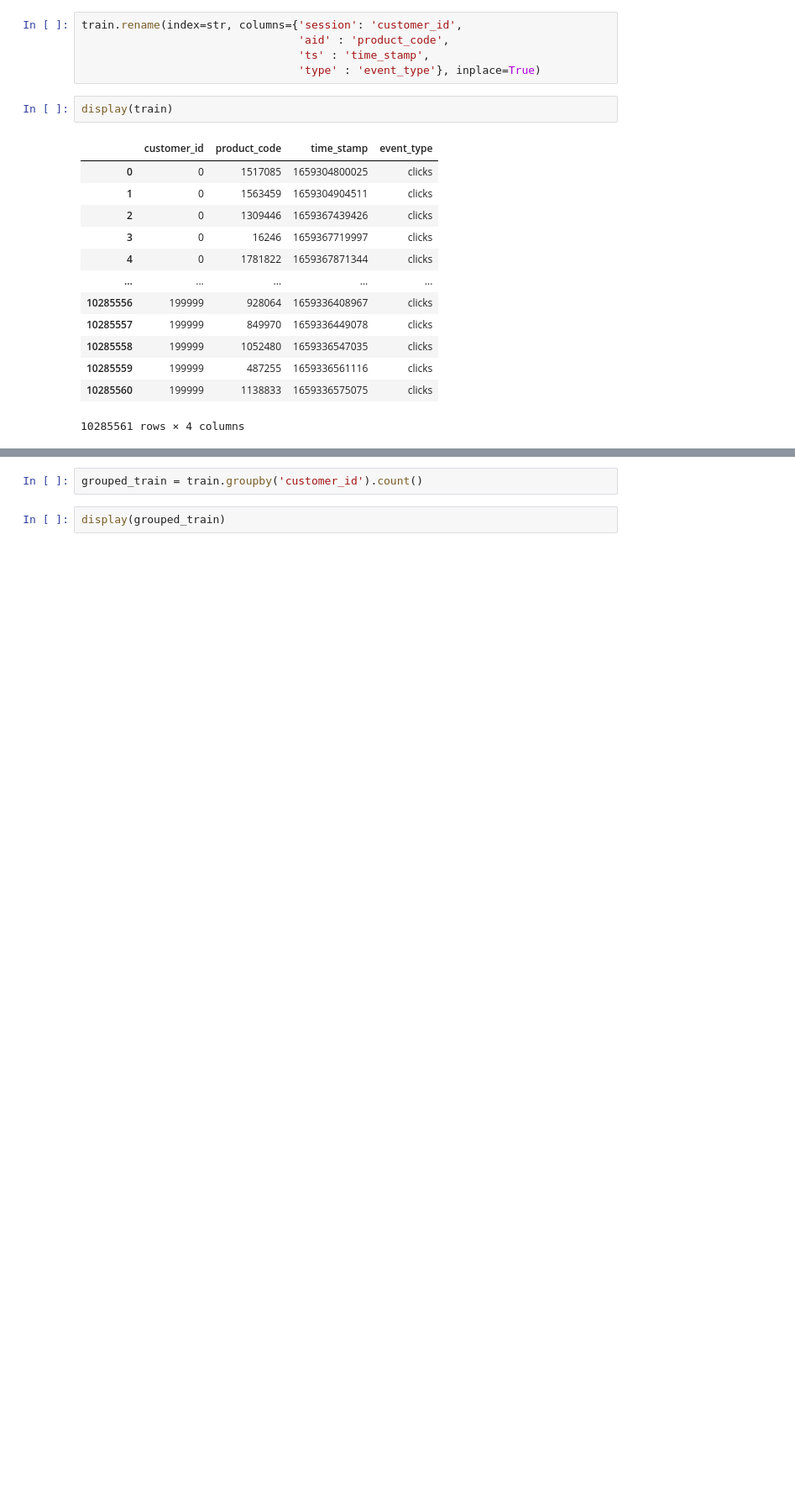
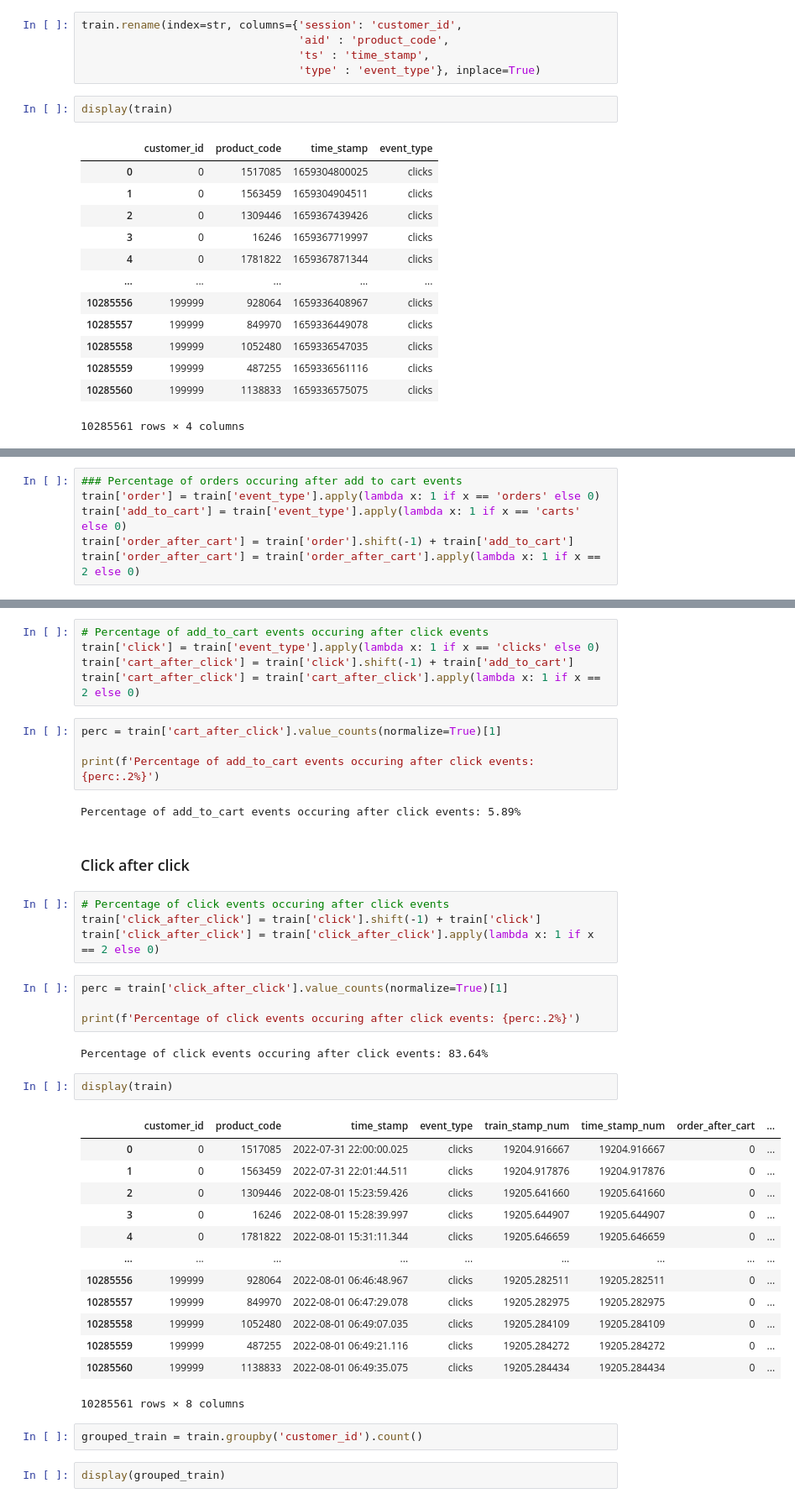
Before and after one commit to parthpankajtiwary/otto-recsys, a Jupyter notebook: notebooks/Otto-Recsys-DataLoading-EDA.ipynb, the cells around one changed output, grey strips where cells are left out. Shown at 84% size. Drawn from its saved outputs; the diff is of its cells as text; blank space fills up the shorter version.

Commit message:
add session event dependency percentages

```diff
--- a/notebooks/Otto-Recsys-DataLoading-EDA.ipynb
+++ b/notebooks/Otto-Recsys-DataLoading-EDA.ipynb
@@ -113,0 +124,6 @@ for customer in random.sample(range(200000), 10):
+# %%
+### Percentage of orders occuring after add to cart events
+train['order'] = train['event_type'].apply(lambda x: 1 if x == 'orders' else 0)
+train['add_to_cart'] = train['event_type'].apply(lambda x: 1 if x == 'carts' else 0)
+train['order_after_cart'] = train['order'].shift(-1) + train['add_to_cart']
+train['order_after_cart'] = train['order_after_cart'].apply(lambda x: 1 if x == 2 else 0)
@@ -114,3 +142,42 @@ for customer in random.sample(range(200000), 10):
+# %%
+# Percentage of add_to_cart events occuring after click events
+train['click'] = train['event_type'].apply(lambda x: 1 if x == 'clicks' else 0)
+train['cart_after_click'] = train['click'].shift(-1) + train['add_to_cart']
+train['cart_after_click'] = train['cart_after_click'].apply(lambda x: 1 if x == 2 else 0)
+# %%
+perc = train['cart_after_click'].value_counts(normalize=True)[1]
+
+print(f'Percentage of add_to_cart events occuring after click events: {perc:.2%}')
+# %% [output]
+Percentage of add_to_cart events occuring after click events: 5.89%
+# %% [markdown]
+### Click after click
+# %%
+# Percentage of click events occuring after click events
+train['click_after_click'] = train['click'].shift(-1) + train['click']
+train['click_after_click'] = train['click_after_click'].apply(lambda x: 1 if x == 2 else 0)
+# %%
+perc = train['click_after_click'].value_counts(normalize=True)[1]
+
+print(f'Percentage of click events occuring after click events: {perc:.2%}')
+# %% [output]
+Percentage of click events occuring after click events: 83.64%
+# %%
+display(train)
+# %% [output]
+|  | customer_id | product_code | time_stamp | event_type | train_stamp_num | time_stamp_num | order_after_cart | ... |
+| 0 | 0 | 1517085 | 2022-07-31 22:00:00.025 | clicks | 19204.916667 | 19204.916667 | 0 | ... |
+| 1 | 0 | 1563459 | 2022-07-31 22:01:44.511 | clicks | 19204.917876 | 19204.917876 | 0 | ... |
+| 2 | 0 | 1309446 | 2022-08-01 15:23:59.426 | clicks | 19205.641660 | 19205.641660 | 0 | ... |
+| 3 | 0 | 16246 | 2022-08-01 15:28:39.997 | clicks | 19205.644907 | 19205.644907 | 0 | ... |
+| 4 | 0 | 1781822 | 2022-08-01 15:31:11.344 | clicks | 19205.646659 | 19205.646659 | 0 | ... |
+| ... | ... | ... | ... | ... | ... | ... | ... | ... |
+| 10285556 | 199999 | 928064 | 2022-08-01 06:46:48.967 | clicks | 19205.282511 | 19205.282511 | 0 | ... |
+| 10285557 | 199999 | 849970 | 2022-08-01 06:47:29.078 | clicks | 19205.282975 | 19205.282975 | 0 | ... |
+| 10285558 | 199999 | 1052480 | 2022-08-01 06:49:07.035 | clicks | 19205.284109 | 19205.284109 | 0 | ... |
+| 10285559 | 199999 | 487255 | 2022-08-01 06:49:21.116 | clicks | 19205.284272 | 19205.284272 | 0 | ... |
+| 10285560 | 199999 | 1138833 | 2022-08-01 06:49:35.075 | clicks | 19205.284434 | 19205.284434 | 0 | ... |
+10285561 rows × 8 columns
 # %%
 grouped_train = train.groupby('customer_id').count()
 # %%
```
Also changed, not shown: parts of 8 cells of this notebook.
